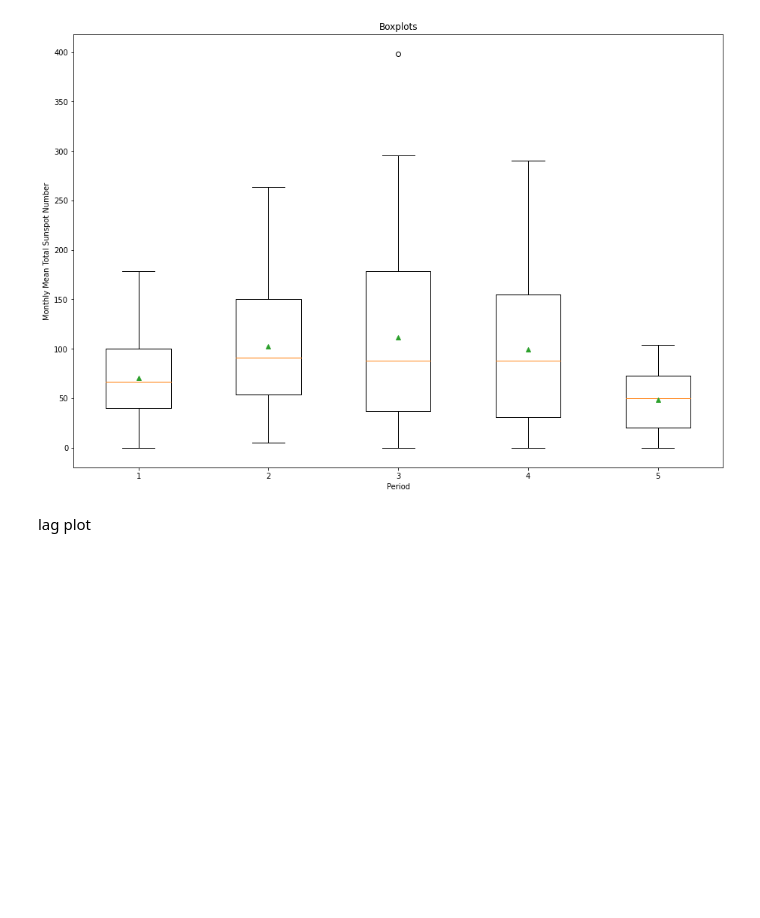
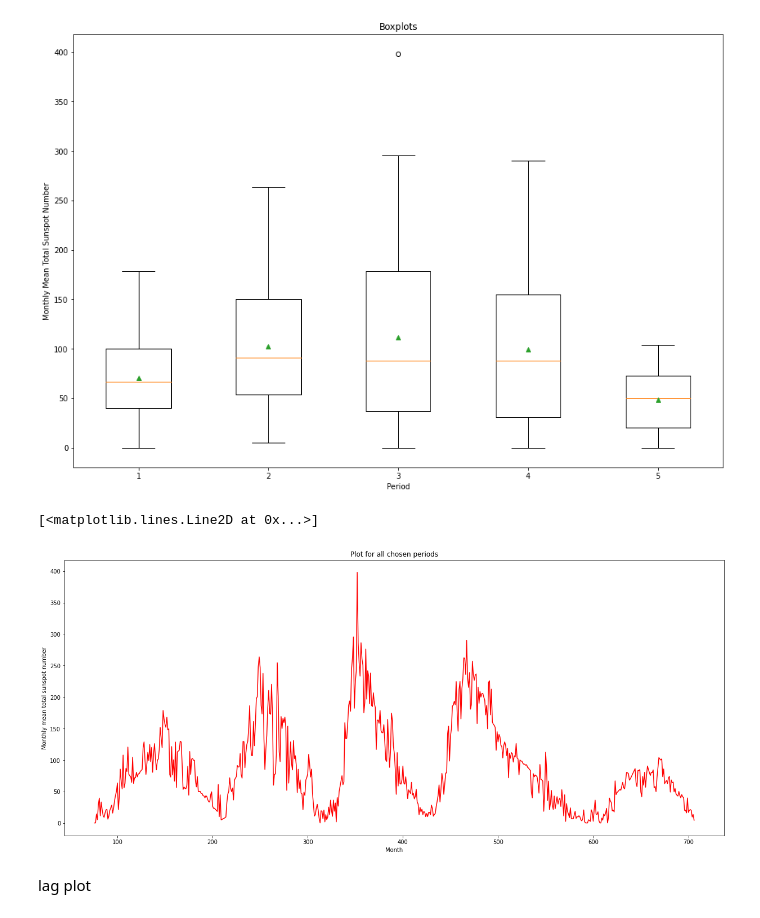
Before and after one commit to cichy1173/sunspot-analysis, a Jupyter notebook: badanie.ipynb, the cells around one changed output. Saved outputs shown, nothing was run; the diff lists cells and outputs as text; code cells hidden in the pictures; blank space fills up the shorter version.

Commit message:
new plot

```diff
--- a/badanie.ipynb
+++ b/badanie.ipynb
@@ -208,6 +208,15 @@ bp = ax.boxplot(boxes, showmeans=True)
 plt.show()
 # %% [output]
 [figure]
+# %%
+plt.figure(figsize=(21,9))
+plt.ylabel("Monthly mean total sunspot number")
+plt.xlabel("Month")
+plt.title("Plot for all chosen periods")
+plt.plot(data[CSV_DATA_COLUMN][76:707], c="red")
+# %% [output]
+[<matplotlib.lines.Line2D at 0x...>]
+[figure, added]
 # %% [markdown]
 lag plot
 # %%
```
